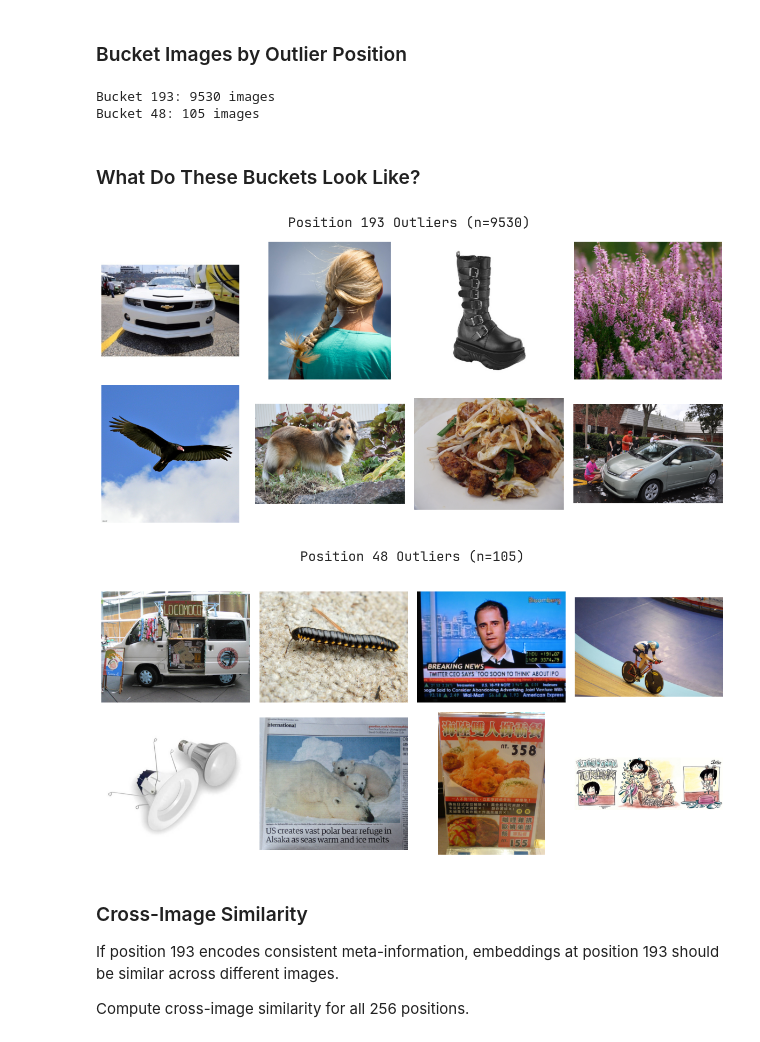
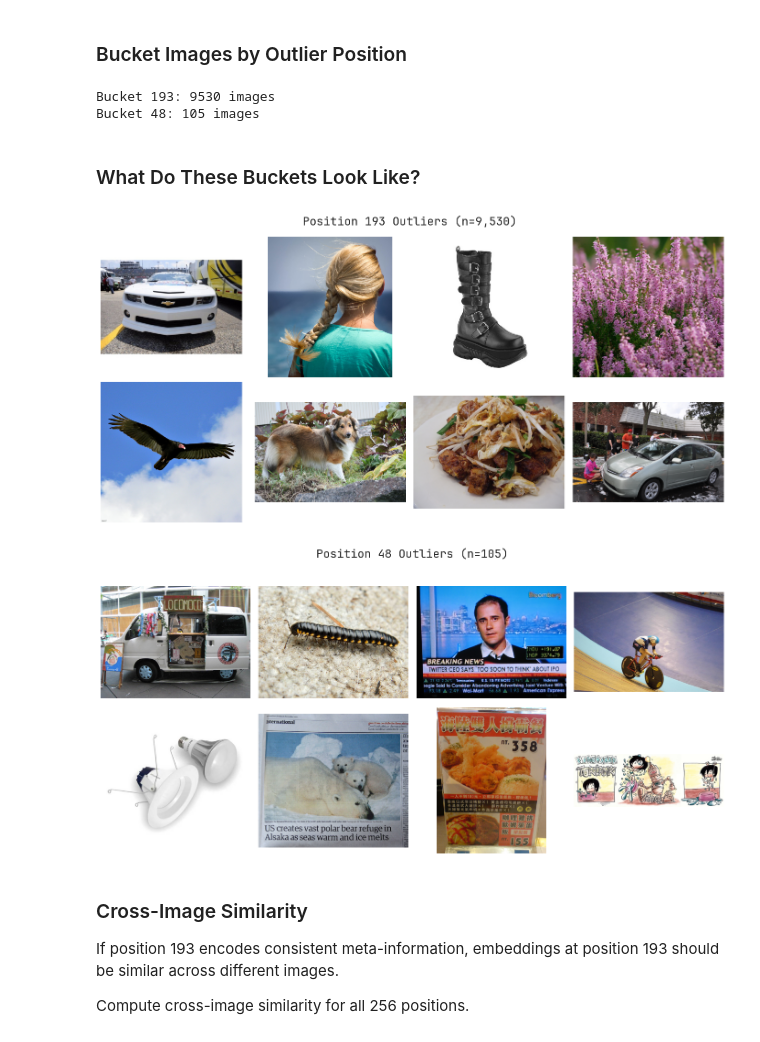
Before and after one commit to jacob-danner/dissecting-vlm, a Jupyter notebook: research/3_cross_image_outlier_similarity.ipynb, the cells around one changed output. Cells and saved outputs as stored; diff of their text form; code cells hidden in the pictures.

```diff
--- a/research/3_cross_image_outlier_similarity.ipynb
+++ b/research/3_cross_image_outlier_similarity.ipynb
@@ -4,17 +4,3 @@
 Notebook 1 found that 95% of images have position 193 as their outlier. Notebook 2 hinted that different image types activate different outlier positions.
 
 **Question:** What do outliers encode? If they encode consistent meta-information, outlier embeddings should be similar across images.
-# %%
-from pathlib import Path
-
-import duckdb
-import numpy as np
-import matplotlib.pyplot as plt
-import seaborn as sns
-from sklearn.metrics.pairwise import cosine_similarity
-from PIL import Image
-
-sns.set_theme(style="dark", font="JetBrains Mono")
-TITLE_FONTSIZE = 18
-LABEL_FONTSIZE = 14
-PAD = 25
@@ -40,23 +21,10 @@ def get_outlier_position(image_id: str, conn) -> int:
-# %%
-image_ids = (
-    conn.sql("""
-        SELECT DISTINCT image_id
-        FROM image_token_embeddings
-        ORDER BY image_id
-    """)
-    .df()
-    .image_id.tolist()
-)
-
-outliers = {img_id: get_outlier_position(img_id, conn) for img_id in image_ids}
-
-bucket_193 = [img_id for img_id, pos in outliers.items() if pos == 193]
-bucket_48 = [img_id for img_id, pos in outliers.items() if pos == 48]
-
-print(f"Bucket 193: {len(bucket_193)} images")
-print(f"Bucket 48: {len(bucket_48)} images")
-# %% [output]
-Bucket 193: 9530 images
-Bucket 48: 105 images
+# %%
+buckets = bucket_images_by_outlier(conn)
+
+print(f"Bucket 193: {len(buckets.get(193, []))} images")
+print(f"Bucket 48: {len(buckets.get(48, []))} images")
+# %% [output]
+Bucket 193: 9530 images
+Bucket 48: 105 images
 # %% [markdown]
 ### What Do These Buckets Look Like?
@@ -81,11 +31,15 @@ def show_bucket_samples(image_ids: list[str], title: str, n_samples: int = 8):
 # %%
-show_bucket_samples(bucket_193, f"Position 193 Outliers (n={len(bucket_193)})")
+show_sample_images(
+    buckets[193], IMAGES_DIR, f"Position 193 Outliers (n={len(buckets[193]):,})"
+)
 # %% [output]
-[figure, old version]
+[figure, new version]
 # %%
-show_bucket_samples(bucket_48, f"Position 48 Outliers (n={len(bucket_48)})")
+show_sample_images(
+    buckets[48], IMAGES_DIR, f"Position 48 Outliers (n={len(buckets[48])})"
+)
 # %% [output]
-[figure, old version]
+[figure, new version]
 # %% [markdown]
 ### Cross-Image Similarity
 
```
Also changed, not shown: parts of 7 cells of this notebook, 10 other files.
